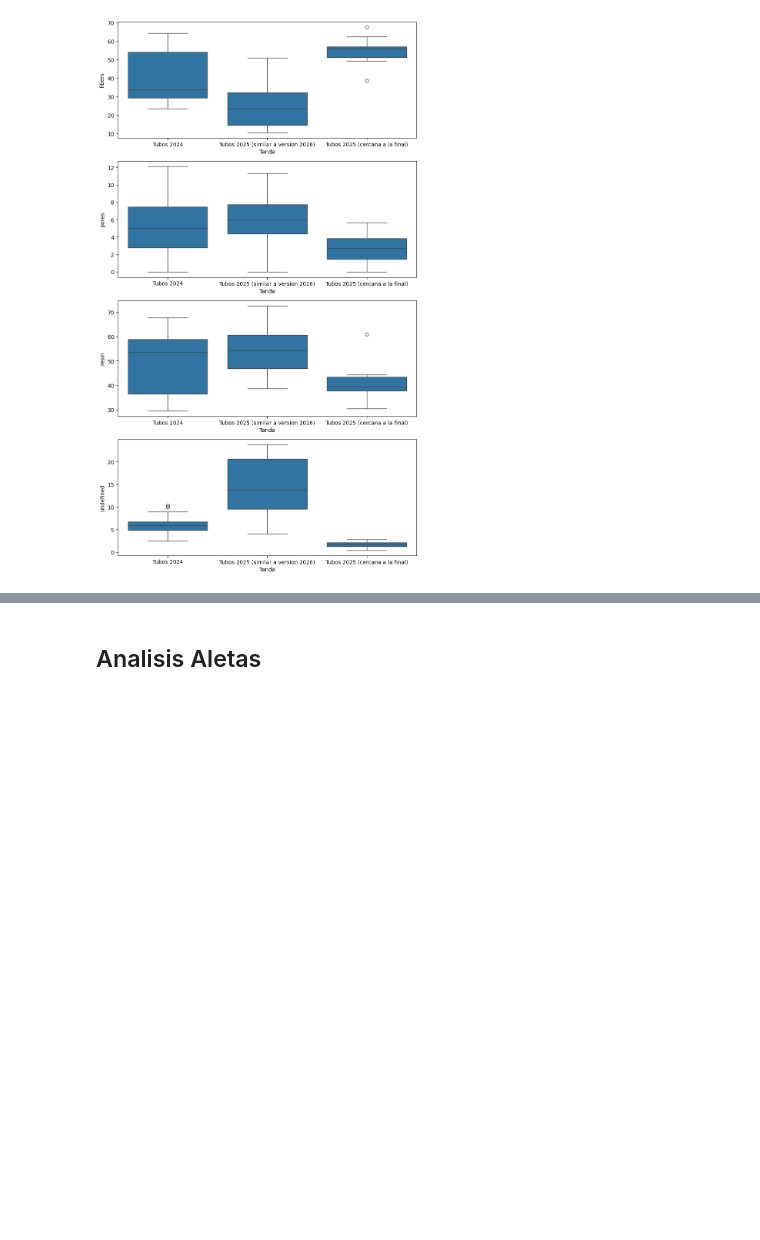
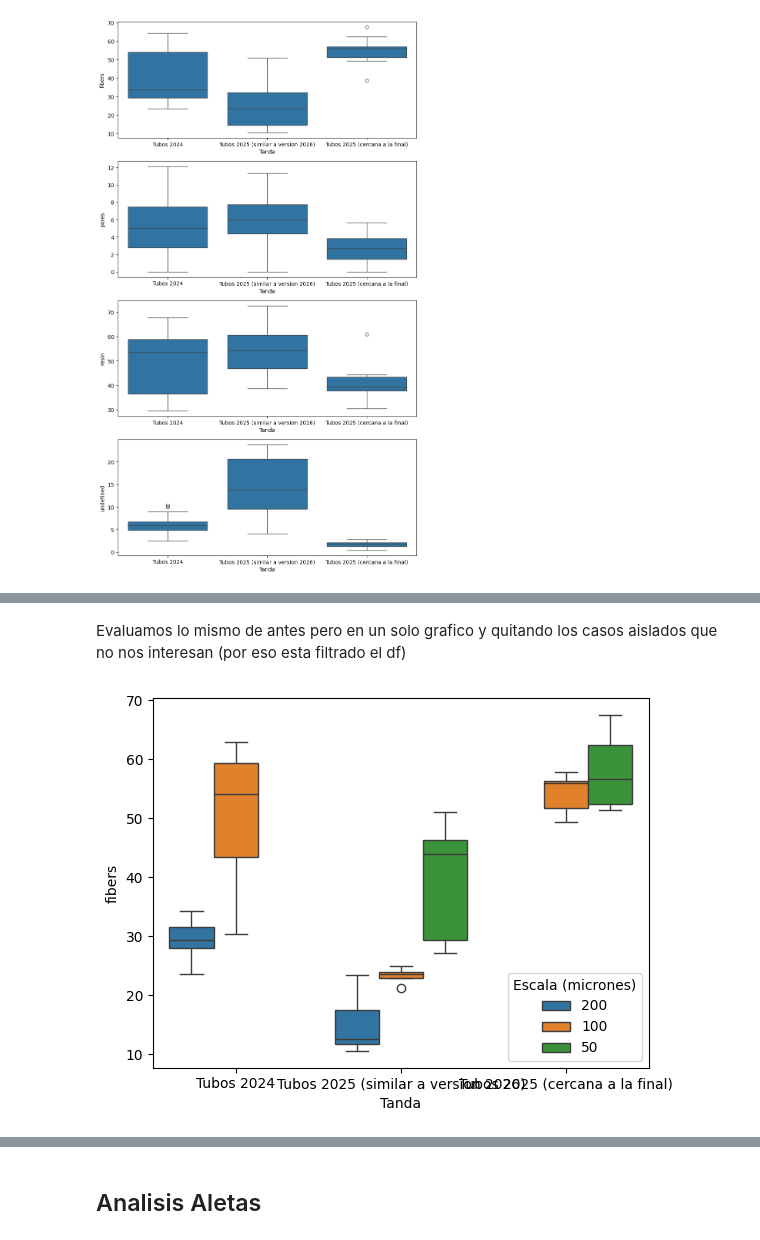
Before and after one commit to ichiP245/micrography-imgpro, a Jupyter notebook: ArchivosEntrega01/AnalisisEntrega01.ipynb, the cells around one changed output, grey strips where cells are left out. Saved outputs shown, nothing was run; the diff lists cells and outputs as text; code cells hidden in the pictures; blank space fills up the shorter version.

```diff
--- a/ArchivosEntrega01/AnalisisEntrega01.ipynb
+++ b/ArchivosEntrega01/AnalisisEntrega01.ipynb
@@ -143,0 +214,7 @@ plt.show()
+# %% [markdown]
+Evaluamos lo mismo de antes pero en un solo grafico y quitando los casos aislados que no nos interesan (por eso esta filtrado el df)
+# %%
+sns.boxplot(x='Tanda', y='fibers', data=df[(df['Escala (micrones)']!='20') & ~((df['Escala (micrones)']=='50') & (df['Tanda']=='Tubos 2024'))], hue='Escala (micrones)')
+plt.show()
+# %% [output]
+[figure, added]
```
Also changed, not shown: parts of 51 cells of this notebook.
